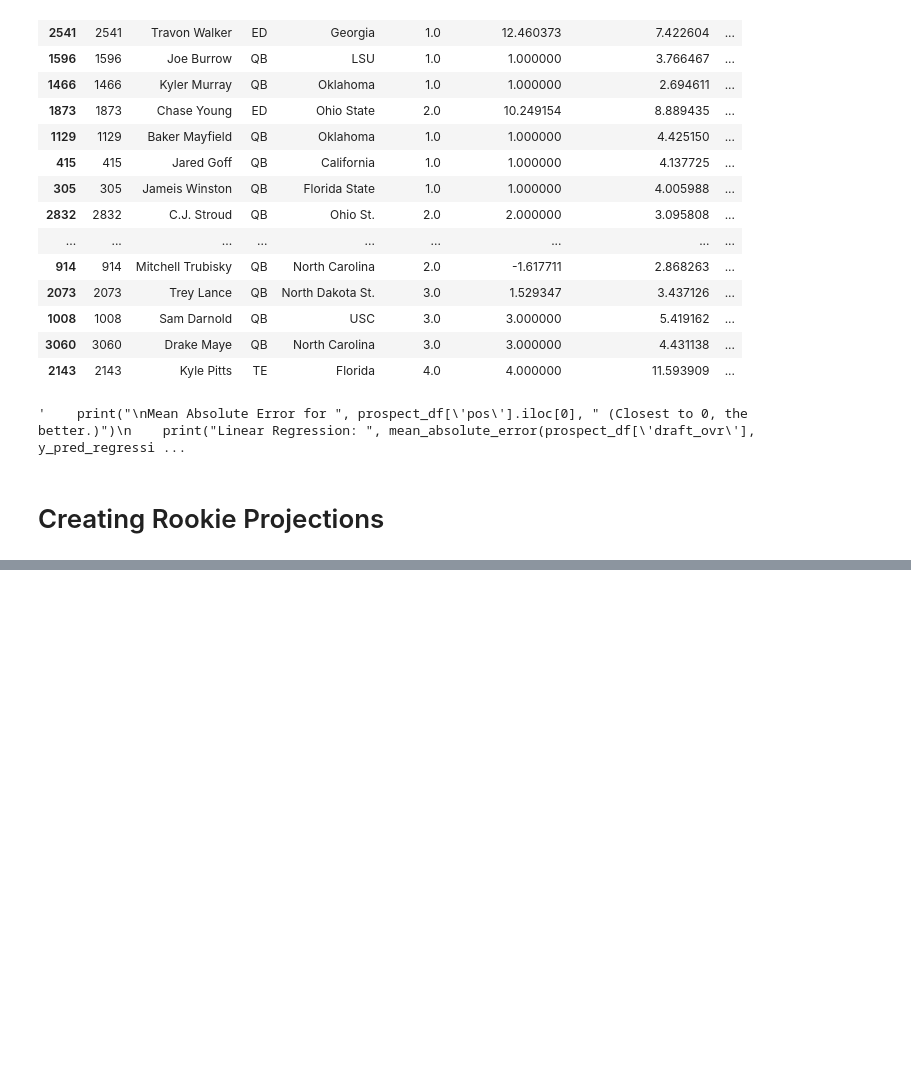
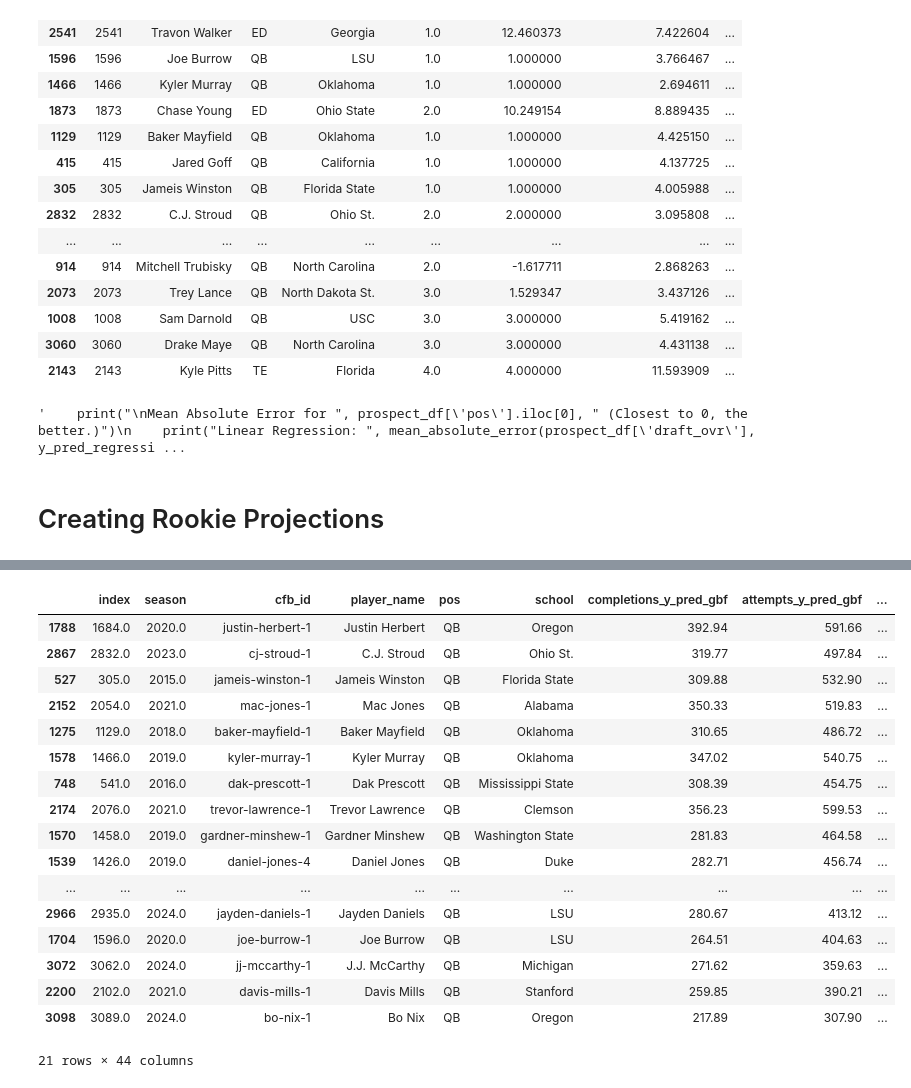
Before and after one commit to JoshKepler/Portfolio, a Jupyter notebook: NFL Project/Projected Draft Position & Stats.ipynb, the cells around one changed output, grey strips where cells are left out. Cells and saved outputs as stored; diff of their text form; code cells hidden in the pictures; blank space fills up the shorter version.

```diff
--- a/NFL Project/Projected Draft Position & Stats.ipynb
+++ b/NFL Project/Projected Draft Position & Stats.ipynb
@@ -19,6 +20,7 @@ from sklearn.metrics import mean_squared_error, mean_absolute_error
 # %%
 #Specifying Year Range
 years = range(2015,2025)
+current_year = datetime.date.today().year
 # %%
 #Pull in CSVs from Personal GitHubs
 epa_df = pd.read_csv("https://raw.githubusercontent.com/JoshKepler/Portfolio/main/NFL%20Project/Data/combined_EPA.csv")
@@ -509,8 +531,10 @@ draft_2024_df.head(32)
 | 12188 | 2024 | 2 | 33 | BUF | None | ColeKe02 | keon-coleman-1 | Keon Coleman | WR | ... |
 | 12189 | 2024 | 2 | 34 | LAC | None | McCoLa00 | ladd-mcconkey-1 | Ladd McConkey | WR | ... |
 # %%
-draft_dict = dict(zip(draft_2024_df['cfb_player_id'], draft_2024_df['pick']))
-draft_round_dict = dict(zip(draft_2024_df['cfb_player_id'], draft_2024_df['round']))
+#combining combine df with draft picks
+
+draft_dict = dict(zip(draft_current_year_df['cfb_player_id'], draft_current_year_df['pick']))
+draft_round_dict = dict(zip(draft_current_year_df['cfb_player_id'], draft_current_year_df['round']))
 
 combine_df['draft_ovr'] = combine_df['draft_ovr'].fillna(combine_df['cfb_id'].map(draft_dict))
 combine_df['draft_round'] = combine_df['draft_round'].fillna(combine_df['cfb_id'].map(draft_round_dict))
@@ -1356,0 +994,9 @@ NameError: name 'model_list' is not defined
+# %%
+#stats to perdict in a list
+
+stats_to_pred = ['completions','attempts','passing_yards','passing_tds','interceptions','sacks','sack_yards','sack_fumbles','sack_fumbles_lost',
+'passing_2pt_conversions','carries','rushing_yards','rushing_tds','rushing_fumbles','rushing_fumbles_lost',
+'rushing_first_downs','rushing_epa','rushing_2pt_conversions','receptions','targets_y','receiving_yards','receiving_tds',
+'receiving_fumbles','receiving_fumbles_lost','receiving_air_yards','receiving_first_downs',
+'receiving_epa','receiving_2pt_conversions','target_share','games','tgt_sh','ay_sh','ry_sh','rtd_sh','rfd_sh',
+'dom','yptmpa']
@@ -1356,0 +1251,23 @@ NameError: name 'model_list' is not defined
+# %%
+#Creating projections using GDR
+
+'''temp_df = rookie_proj_df[(rookie_proj_df['pos'] == 'RB') & (rookie_proj_df['season'] != current_year)]
+temp_rookie_df = rookie_proj_df[rookie_proj_df['pos'] == 'RB']'''
+
+df_export = pd.DataFrame()
+
+for pos in pos_list:
+    temp_df = rookie_proj_df[(rookie_proj_df['pos'] == pos) & (rookie_proj_df['season'] != current_year)]
+    temp_rookie_df = rookie_proj_df[rookie_proj_df['pos'] == pos]
+    for stat in stats_to_pred:
+        X = temp_df[rookie_df_x]
+        Y = temp_df[stat]
+
+        gbr_model = GradientBoostingRegressor(n_estimators=(temp_df.shape[0]), learning_rate=0.1)
+        gbr_model.fit(X, Y)
+        gbr_predictions = gbr_model.predict(temp_rookie_df[rookie_df_x])
+        temp_rookie_df[stat + '_y_pred_gbf'] = gbr_predictions
+
+    #temp_df = temp_df[temp_df['season'] == current_year]
+    temp_rookie_df[temp_rookie_df['season'] == current_year]
+    df_export = pd.concat([df_export, temp_rookie_df])
@@ -1356,0 +1350,23 @@ NameError: name 'model_list' is not defined
+# %%
+#used this cell to filter the df for curiosity
+
+df_export[(df_export['pos']== 'QB') & (df_export['passing_yards_y_pred_gbf']>= 2500)].sort_values(by='passing_yards_y_pred_gbf',ascending=False)
+# %% [output]
+|  | index | season | cfb_id | player_name | pos | school | completions_y_pred_gbf | attempts_y_pred_gbf | ... |
+| 1788 | 1684.0 | 2020.0 | justin-herbert-1 | Justin Herbert | QB | Oregon | 392.94 | 591.66 | ... |
+| 2867 | 2832.0 | 2023.0 | cj-stroud-1 | C.J. Stroud | QB | Ohio St. | 319.77 | 497.84 | ... |
+| 527 | 305.0 | 2015.0 | jameis-winston-1 | Jameis Winston | QB | Florida State | 309.88 | 532.90 | ... |
+| 2152 | 2054.0 | 2021.0 | mac-jones-1 | Mac Jones | QB | Alabama | 350.33 | 519.83 | ... |
+| 1275 | 1129.0 | 2018.0 | baker-mayfield-1 | Baker Mayfield | QB | Oklahoma | 310.65 | 486.72 | ... |
+| 1578 | 1466.0 | 2019.0 | kyler-murray-1 | Kyler Murray | QB | Oklahoma | 347.02 | 540.75 | ... |
+| 748 | 541.0 | 2016.0 | dak-prescott-1 | Dak Prescott | QB | Mississippi State | 308.39 | 454.75 | ... |
+| 2174 | 2076.0 | 2021.0 | trevor-lawrence-1 | Trevor Lawrence | QB | Clemson | 356.23 | 599.53 | ... |
+| 1570 | 1458.0 | 2019.0 | gardner-minshew-1 | Gardner Minshew | QB | Washington State | 281.83 | 464.58 | ... |
+| 1539 | 1426.0 | 2019.0 | daniel-jones-4 | Daniel Jones | QB | Duke | 282.71 | 456.74 | ... |
+| ... | ... | ... | ... | ... | ... | ... | ... | ... | ... |
+| 2966 | 2935.0 | 2024.0 | jayden-daniels-1 | Jayden Daniels | QB | LSU | 280.67 | 413.12 | ... |
+| 1704 | 1596.0 | 2020.0 | joe-burrow-1 | Joe Burrow | QB | LSU | 264.51 | 404.63 | ... |
+| 3072 | 3062.0 | 2024.0 | jj-mccarthy-1 | J.J. McCarthy | QB | Michigan | 271.62 | 359.63 | ... |
+| 2200 | 2102.0 | 2021.0 | davis-mills-1 | Davis Mills | QB | Stanford | 259.85 | 390.21 | ... |
+| 3098 | 3089.0 | 2024.0 | bo-nix-1 | Bo Nix | QB | Oregon | 217.89 | 307.90 | ... |
+21 rows × 44 columns
```
Also changed, not shown: parts of 59 cells of this notebook.
